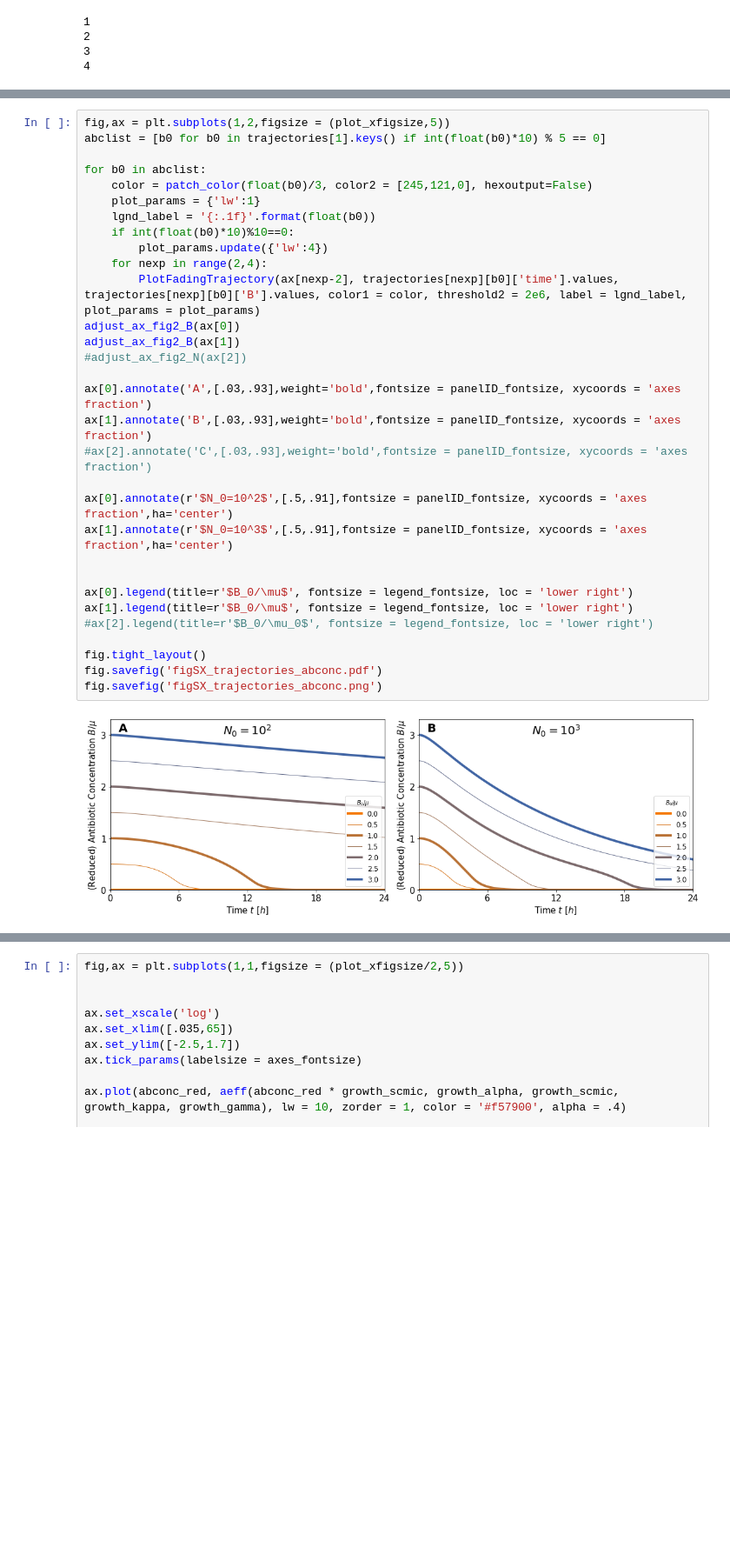
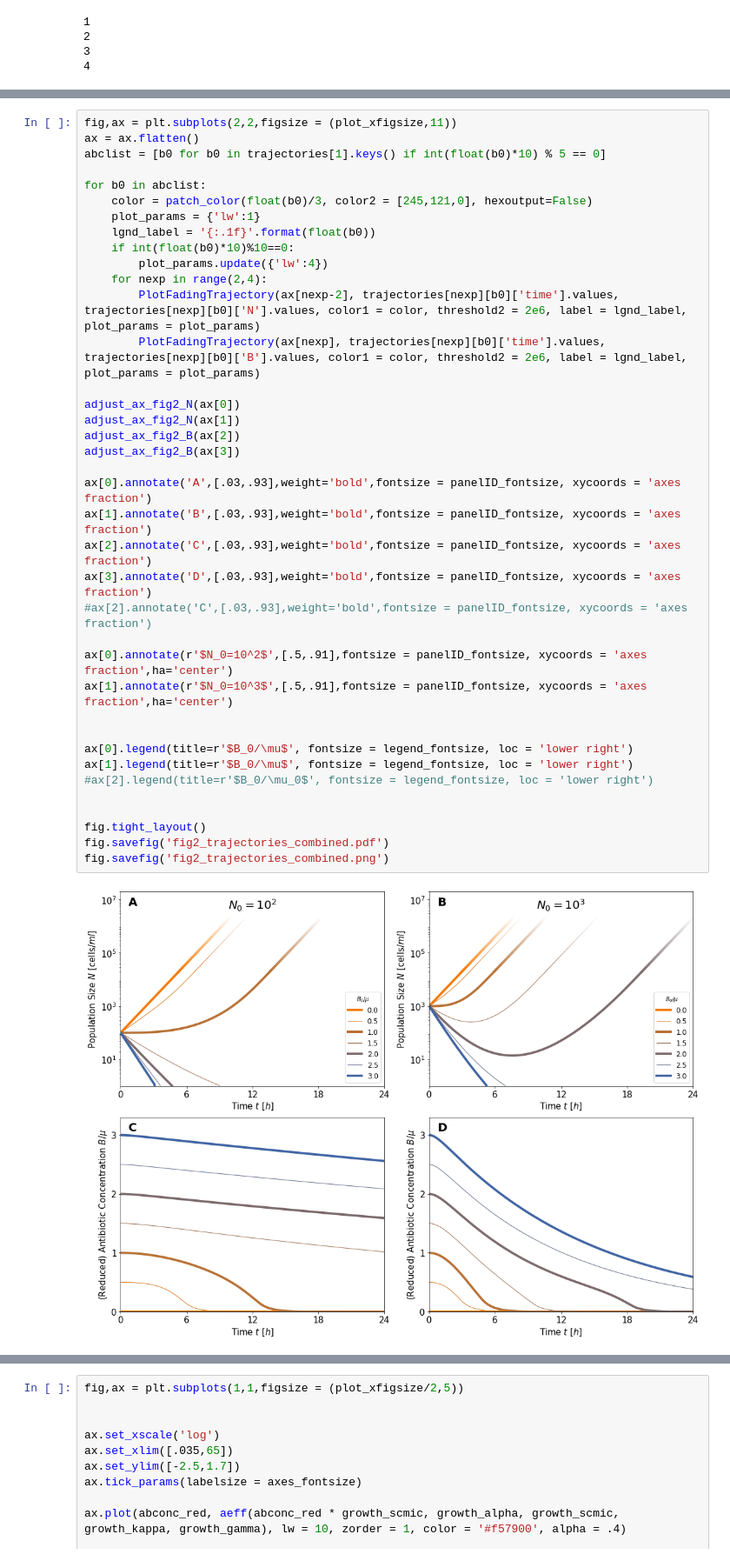
Before and after one commit to Michael000777/antibiotics, a Jupyter notebook: Plots/Plots for Manuscript.ipynb, the cells around one changed output, grey strips where cells are left out. Shown at 87% size. Cells and saved outputs as stored; diff of their text form; blank space fills up the shorter version.

Commit message:
update plots

```diff
--- a/Plots/Plots for Manuscript.ipynb
+++ b/Plots/Plots for Manuscript.ipynb
@@ -657,38 +550,45 @@ fig.savefig('fig2_trajectories_variant.png')
 # %% [output]
 [figure]
 # %%
-fig,ax = plt.subplots(1,2,figsize = (plot_xfigsize,5))
+fig,ax = plt.subplots(2,2,figsize = (plot_xfigsize,11))
+ax = ax.flatten()
 abclist = [b0 for b0 in trajectories[1].keys() if int(float(b0)*10) % 5 == 0]
 
 for b0 in abclist:
     color = patch_color(float(b0)/3, color2 = [245,121,0], hexoutput=False)
     plot_params = {'lw':1}
     lgnd_label = '{:.1f}'.format(float(b0))
     if int(float(b0)*10)%10==0:
         plot_params.update({'lw':4})
     for nexp in range(2,4):
-        PlotFadingTrajectory(ax[nexp-2], trajectories[nexp][b0]['time'].values, trajectories[nexp][b0]['B'].values, color1 = color, threshold2 = 2e6, label = lgnd_label, plot_params = plot_params)
-adjust_ax_fig2_B(ax[0])
-adjust_ax_fig2_B(ax[1])
-#adjust_ax_fig2_N(ax[2])
+        PlotFadingTrajectory(ax[nexp-2], trajectories[nexp][b0]['time'].values, trajectories[nexp][b0]['N'].values, color1 = color, threshold2 = 2e6, label = lgnd_label, plot_params = plot_params)
+        PlotFadingTrajectory(ax[nexp], trajectories[nexp][b0]['time'].values, trajectories[nexp][b0]['B'].values, color1 = color, threshold2 = 2e6, label = lgnd_label, plot_params = plot_params)
+
+adjust_ax_fig2_N(ax[0])
+adjust_ax_fig2_N(ax[1])
+adjust_ax_fig2_B(ax[2])
+adjust_ax_fig2_B(ax[3])
 
 ax[0].annotate('A',[.03,.93],weight='bold',fontsize = panelID_fontsize, xycoords = 'axes fraction')
 ax[1].annotate('B',[.03,.93],weight='bold',fontsize = panelID_fontsize, xycoords = 'axes fraction')
+ax[2].annotate('C',[.03,.93],weight='bold',fontsize = panelID_fontsize, xycoords = 'axes fraction')
+ax[3].annotate('D',[.03,.93],weight='bold',fontsize = panelID_fontsize, xycoords = 'axes fraction')
 #ax[2].annotate('C',[.03,.93],weight='bold',fontsize = panelID_fontsize, xycoords = 'axes fraction')
 
 ax[0].annotate(r'$N_0=10^2$',[.5,.91],fontsize = panelID_fontsize, xycoords = 'axes fraction',ha='center')
 ax[1].annotate(r'$N_0=10^3$',[.5,.91],fontsize = panelID_fontsize, xycoords = 'axes fraction',ha='center')
 
 
 ax[0].legend(title=r'$B_0/\mu$', fontsize = legend_fontsize, loc = 'lower right')
 ax[1].legend(title=r'$B_0/\mu$', fontsize = legend_fontsize, loc = 'lower right')
 #ax[2].legend(title=r'$B_0/\mu_0$', fontsize = legend_fontsize, loc = 'lower right')
 
+
 fig.tight_layout()
-fig.savefig('figSX_trajectories_abconc.pdf')
-fig.savefig('figSX_trajectories_abconc.png')
+fig.savefig('fig2_trajectories_combined.pdf')
+fig.savefig('fig2_trajectories_combined.png')
 # %% [output]
-[figure, old version]
+[figure, new version]
 # %%
 # classic growth measurements
 
```
Also changed, not shown: parts of 6 cells of this notebook, 1 other file.
